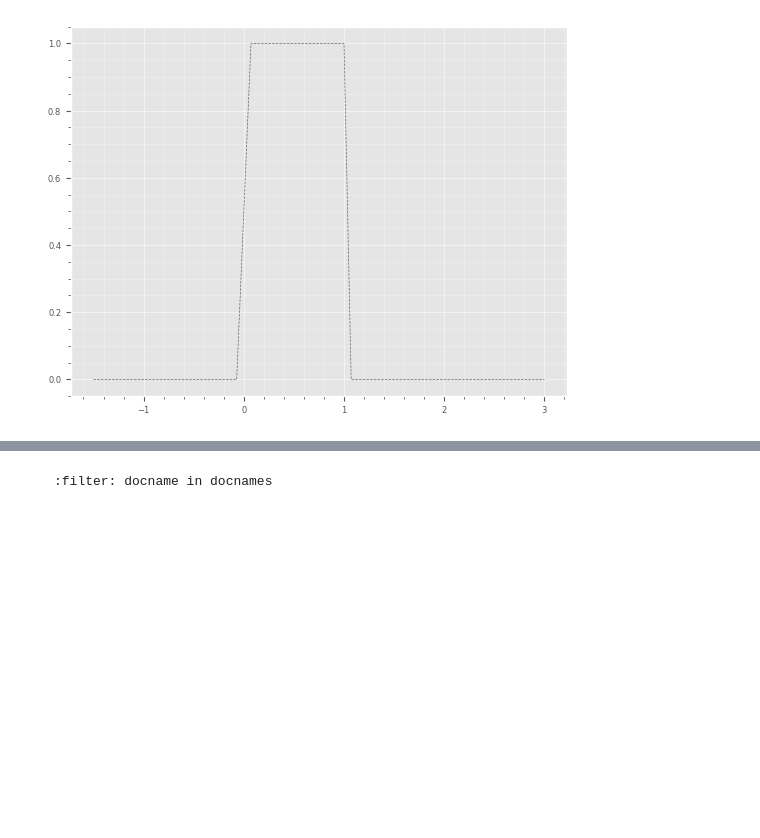
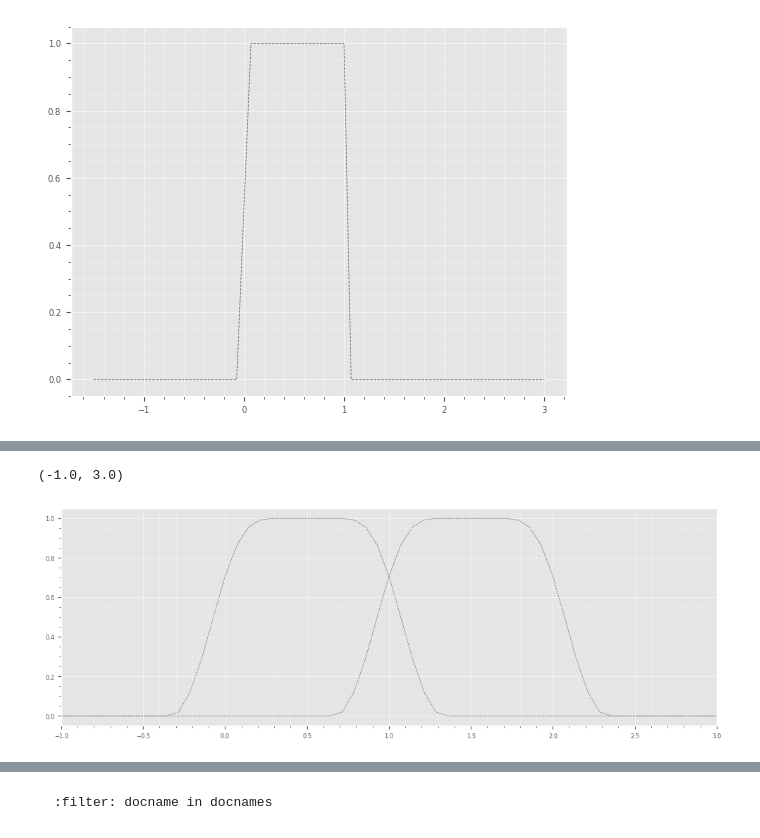
Before and after one commit to blackgolfer/super-qi, a Jupyter notebook: ms/sp/nb/fft.ipynb, the cells around one changed output, grey strips where cells are left out. Drawn from its saved outputs; the diff is of its cells as text; code cells hidden in the pictures; blank space fills up the shorter version.

```diff
--- a/ms/sp/nb/fft.ipynb
+++ b/ms/sp/nb/fft.ipynb
@@ -371,0 +395,11 @@ plot_function(ax,t,x)
+# %%
+# smooth bell_cutoff function
+# param structure:
+#   - param[0]: alpha
+#   - param[1]: epsilon
+#.  - param[2]: N (the number of iteration for the rising function)
+# lparam: parameter for the left edge
+# rparam: parameter for the right edge
+# t: function is evaluated at t
+def bell_cutoff(lparam,rparam,t):
+    return rcfis((t-lparam[0])/lparam[1],lparam[2])*rcfis((rparam[0]-t)/rparam[1],rparam[2])
@@ -371,0 +411,13 @@ plot_function(ax,t,x)
+# %%
+fig,ax=plt.subplots(figsize=(12,4))
+param=[[0,1/3,1],[1,1/3,1],[2,1/3,1]]
+# bell function on [-1/3,1+1/3]
+x=[bell_cutoff(param[0],param[1],v) for v in t]
+plot_function(ax,t,x)
+# bell function on [1-1/3,2+1/3]
+x1=[bell_cutoff(param[1],param[2],v) for v in t]
+plot_function(ax,t,x1)
+plt.xlim([-1,3])
+# %% [output]
+(-1.0, 3.0)
+[figure, added]
```
Also changed, not shown: parts of 28 cells of this notebook, 5 other files.
